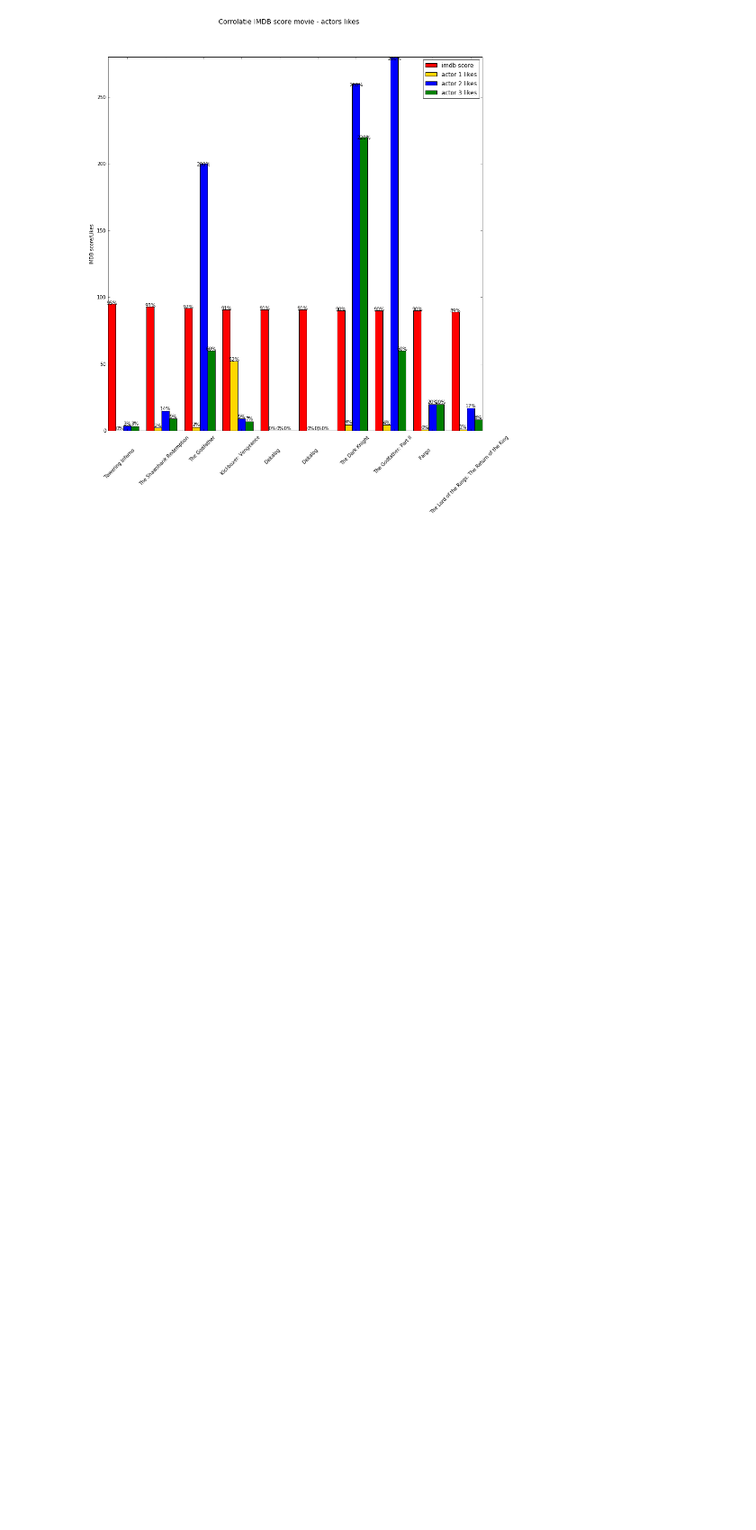
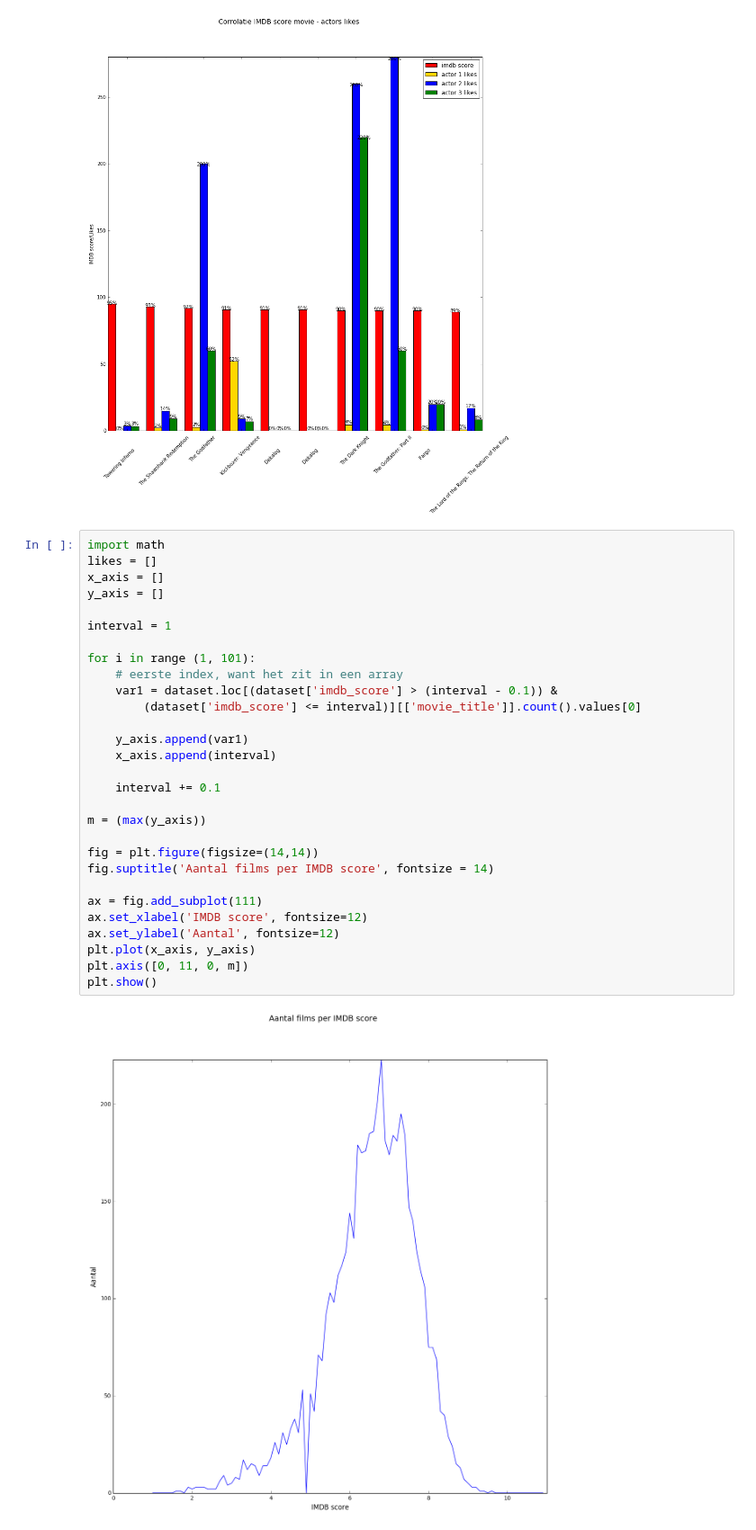
Before and after one commit to AlekVT/notebookIMDB, a Jupyter notebook: MovieSet.ipynb, the cells around one changed output. Shown at 90% size. Drawn from its saved outputs; the diff is of its cells as text; blank space fills up the shorter version.

```diff
--- a/MovieSet.ipynb
+++ b/MovieSet.ipynb
@@ -361,3 +328,34 @@ for rect in rects4:
 plt.show()
 # %% [output]
 [figure]
+# %%
+import math
+likes = []
+x_axis = []
+y_axis = []
+
+interval = 1
+
+for i in range (1, 101):
+    # eerste index, want het zit in een array
+    var1 = dataset.loc[(dataset['imdb_score'] > (interval - 0.1)) &
+        (dataset['imdb_score'] <= interval)][['movie_title']].count().values[0]
+
+    y_axis.append(var1)
+    x_axis.append(interval)
+
+    interval += 0.1
+
+m = (max(y_axis))
+
+fig = plt.figure(figsize=(14,14))
+fig.suptitle('Aantal films per IMDB score', fontsize = 14)
+
+ax = fig.add_subplot(111)
+ax.set_xlabel('IMDB score', fontsize=12)
+ax.set_ylabel('Aantal', fontsize=12)
+plt.plot(x_axis, y_axis)
+plt.axis([0, 11, 0, m])
+plt.show()
+# %% [output]
+[figure, added]
```
Also changed, not shown: parts of 5 cells of this notebook.
